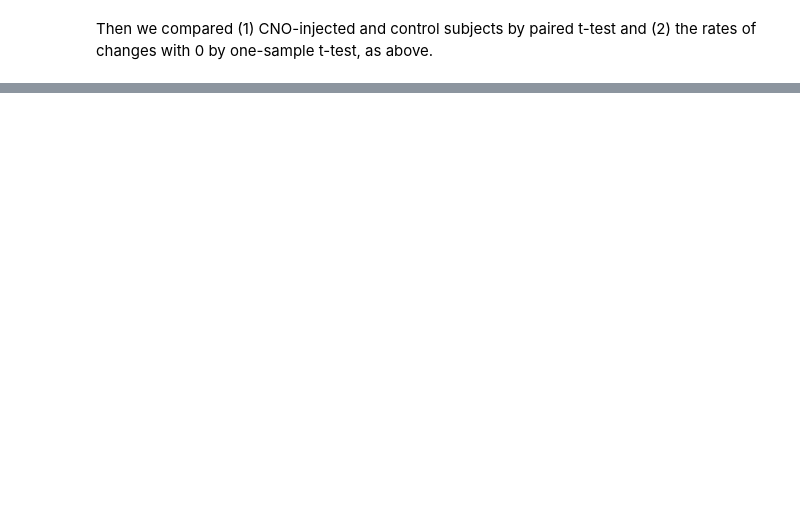
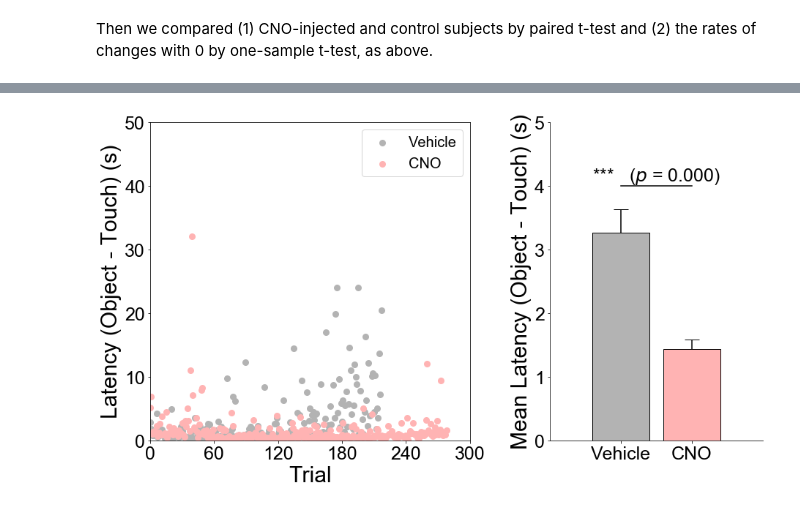
Before and after one commit to Gavroche11/Monkey_chemogenetics, a Jupyter notebook: test.ipynb, the cells around one changed output, grey strips where cells are left out. Cells and saved outputs as stored; diff of their text form; code cells hidden in the pictures; blank space fills up the shorter version.

```diff
--- a/test.ipynb
+++ b/test.ipynb
@@ -383,0 +190,4 @@ Cond:State    1.3988 3.0000 3.0000 0.3947
+# %%
+files = ['Examples/CANTAB_Vehicle.csv', 'Examples/CANTAB_CNO.csv']
+colors = [(0.7, 0.7, 0.7, 1.0), (1.0, 0.7, 0.7, 1.0)]
+labels = ['Vehicle', 'CNO']
@@ -383,0 +206,79 @@ Cond:State    1.3988 3.0000 3.0000 0.3947
+# %%
+labelprop = arial_fontprop(30, 'bold')
+tickprop = arial_fontprop(25, 'bold')
+legendprop = arial_fontprop(20, 'medium')
+titleprop = arial_fontprop(30, 'bold')
+textprop = arial_fontprop(20, 'medium')
+textprop_2 = arial_fontprop(25, 'medium')
+
+
+fig, axs = plt.subplots(1, 2, figsize=(15, 8), gridspec_kw={'width_ratios': [3, 2], 'wspace': 0.3})
+
+means = []
+latencies = []
+
+ax = axs[0]
+
+for i, (f, color) in enumerate(zip(files, colors)):
+    df = pd.read_csv(f, index_col=0, header=[0, 1])
+
+    df = df[df.columns[:-2]]
+
+    cols = [(a, 'time') for a, _ in np.array(df.columns).reshape(5, 2)[:, 0]]
+    cols1 = np.array(df.columns).reshape(5, 2)
+    cols1[:, 1] = cols
+    df.columns = pd.MultiIndex.from_tuples(cols1.reshape(-1))
+
+    data = df[['Touch', 'Object On']].dropna().values[:, [1, 3]] / 1000
+
+    latency = data[:, 0]-data[:, 1]
+
+    ax.scatter(np.arange(len(latency)), latency, color=color, linewidth=3, label=labels[i])
+
+    latencies.append(latency)
+    means.append(latency.mean())
+
+ax.set_xticks(np.linspace(0, 300, 6, endpoint=True, dtype=int))
+ax.set_xticklabels(ax.get_xticks(), fontproperties=tickprop)
+ax.set_xlim([0, 300])
+ax.set_yticks(np.linspace(0, 50, 6, endpoint=True, dtype=int))
+ax.set_yticklabels(ax.get_yticks(), fontproperties=tickprop)
+ax.set_ylim([0, 50])
+
+ax.set_xlabel('Trial', fontproperties=labelprop)
+ax.set_ylabel('Latency (Object - Touch) (s)', fontproperties=labelprop)
+
+ax.legend(prop=legendprop)
+
+ax = axs[1]
+
+ax.spines['right'].set_visible(False)
+ax.spines['top'].set_visible(False)
+
+ax.bar([0, 1], means, color=colors, zorder=0, edgecolor='black', width=0.8)
+
+p = scipy.stats.ttest_ind(*latencies).pvalue
+txt = get_text(p)
+
+yerr0 = np.std(latencies[0], ddof=1)/np.sqrt(len(latencies[0]))
+yerr1 = np.std(latencies[1], ddof=1)/np.sqrt(len(latencies[1]))
+yerr = [yerr0, yerr1]
+
+ax.errorbar(0, means[0], yerr = yerr[0], color='black', capsize=10, zorder=-1)
+ax.errorbar(1, means[1], yerr = yerr[1], color='black', capsize=10, zorder=-1)
+
+ax.plot([0, 1], [4, 4], color='black')
+ax.text(0.5, 4, txt, fontproperties=textprop_2, ha='center', va='bottom')
+
+ax.set_xlim([-1, 2])
+ax.set_xticks([0.0, 1.0])
+ax.set_xticklabels(['Vehicle', 'CNO'], fontproperties=tickprop)
+
+ax.set_yticks(np.linspace(0, 5, 6, endpoint=True, dtype=int))
+ax.set_yticklabels(ax.get_yticks(), fontproperties=tickprop)
+ax.set_ylim([0, 5])
+ax.set_ylabel('Mean Latency (Object - Touch) (s)', fontproperties=labelprop)
+
+fig.savefig('Figures/Fig 7B.png')
+# %% [output]
+[figure, added]
```
Also changed, not shown: parts of 52 cells of this notebook, 17 other files.
